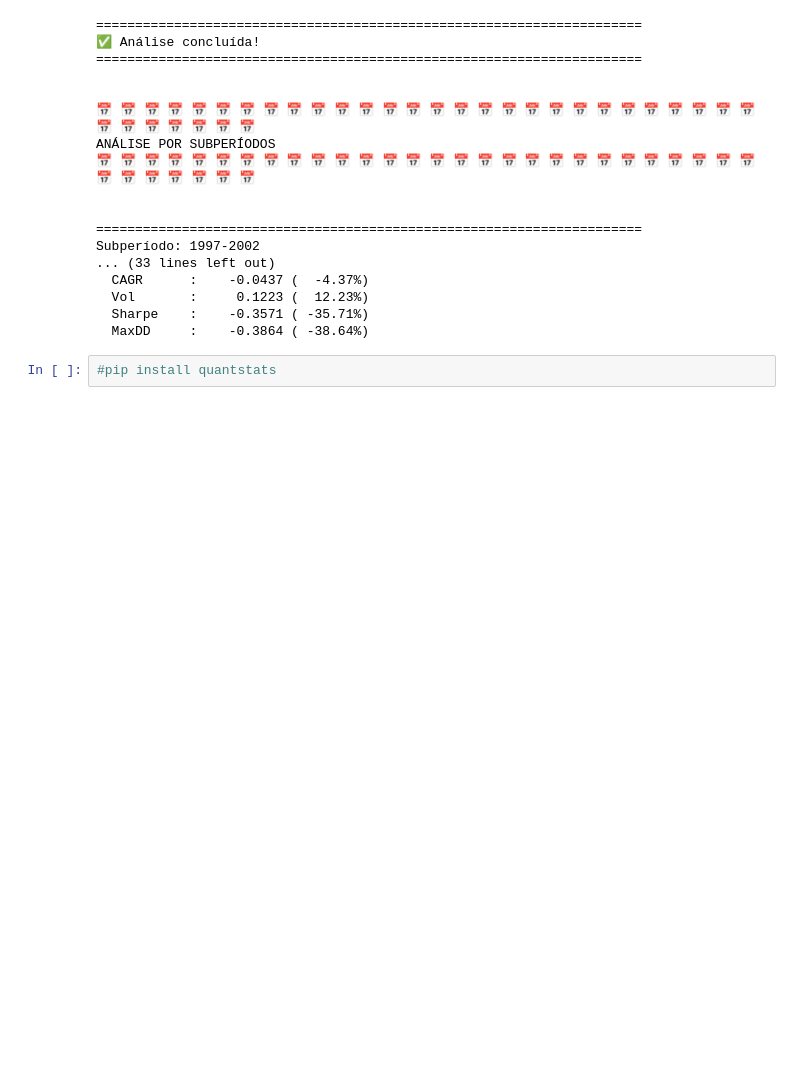
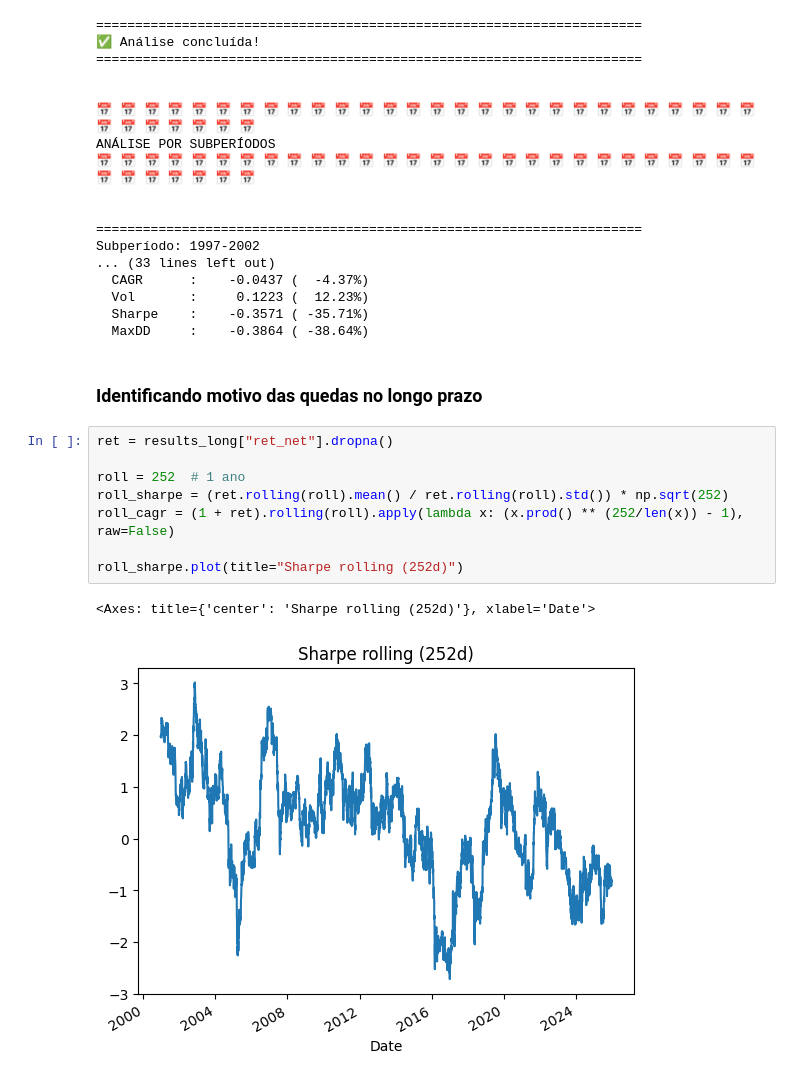
Before and after one commit to savio160502/Statistical-Arbitrage, a Jupyter notebook: run_backtest_br.ipynb, the cells around one changed output. Saved outputs shown, nothing was run; the diff lists cells and outputs as text; blank space fills up the shorter version.

```diff
--- a/run_backtest_br.ipynb
+++ b/run_backtest_br.ipynb
@@ -988,5 +988,16 @@ Subperíodo: 1997-2002
   Vol       :     0.1223 (  12.23%)
   Sharpe    :    -0.3571 ( -35.71%)
   MaxDD     :    -0.3864 ( -38.64%)
-# %%
-#pip install quantstats
+# %% [markdown]
+### Identificando motivo das quedas no longo prazo
+# %%
+ret = results_long["ret_net"].dropna()
+
+roll = 252  # 1 ano
+roll_sharpe = (ret.rolling(roll).mean() / ret.rolling(roll).std()) * np.sqrt(252)
+roll_cagr = (1 + ret).rolling(roll).apply(lambda x: (x.prod() ** (252/len(x)) - 1), raw=False)
+
+roll_sharpe.plot(title="Sharpe rolling (252d)")
+# %% [output]
+<Axes: title={'center': 'Sharpe rolling (252d)'}, xlabel='Date'>
+[figure, added]
```
Also changed, not shown: parts of 5 cells of this notebook, 1 other file.
